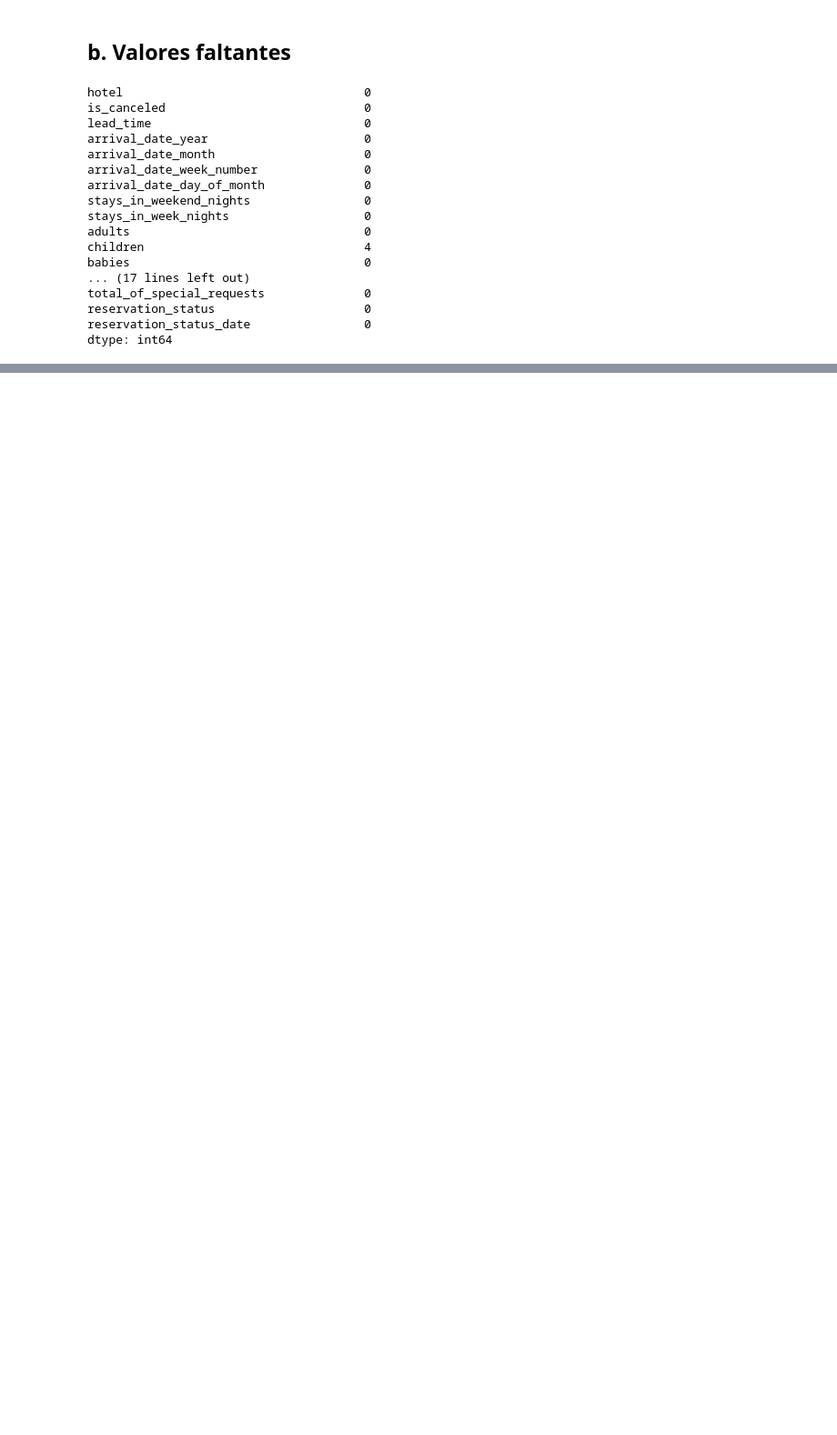
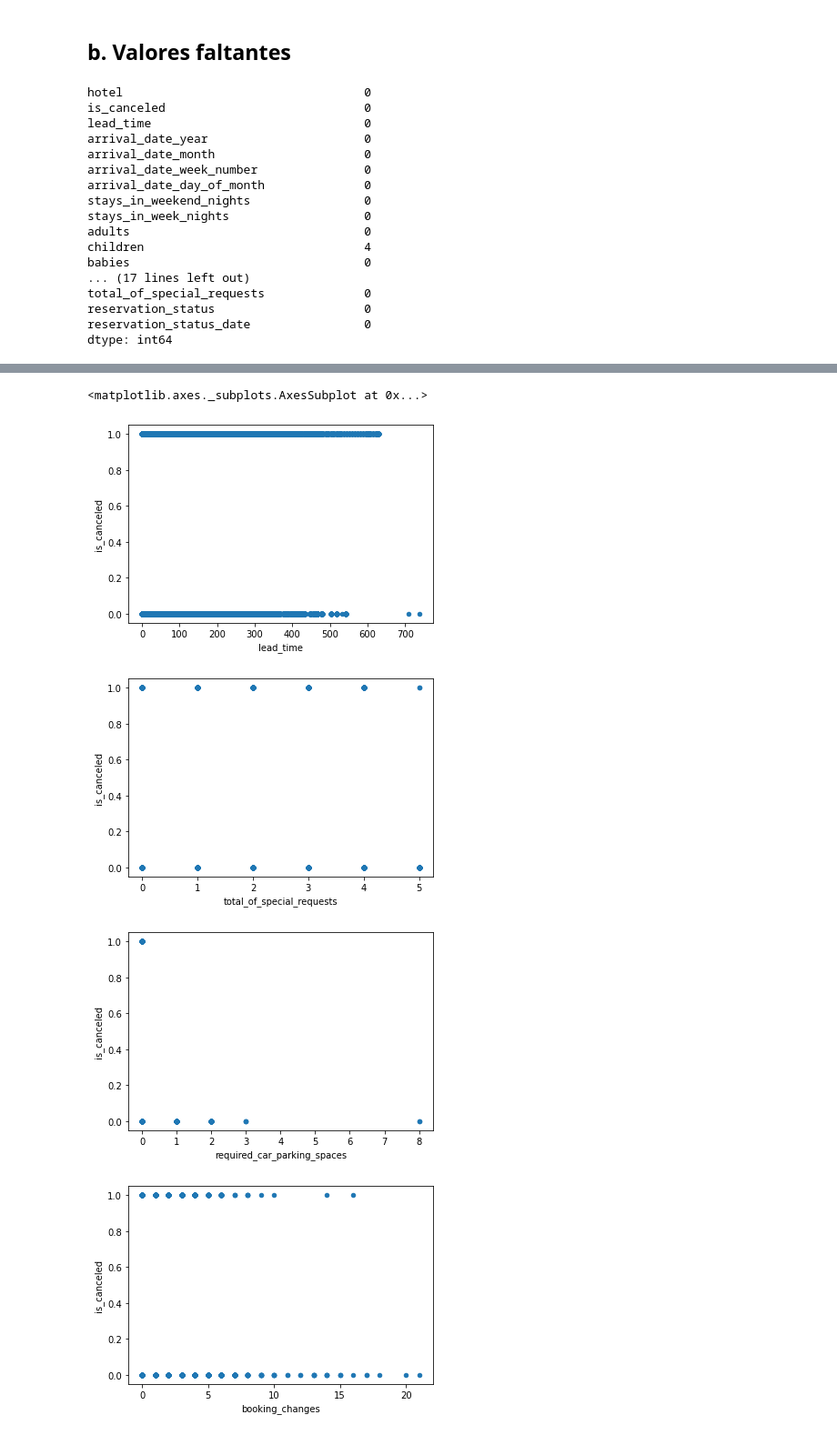
Before and after one commit to francotestori/aauba_01, a Jupyter notebook: AAUBA_01.ipynb, the cells around one changed output, grey strips where cells are left out. Shown: that part at 91% size. Saved outputs shown, nothing was run; the diff lists cells and outputs as text; code cells hidden in the pictures; blank space fills up the shorter version.

```diff
--- a/AAUBA_01.ipynb
+++ b/AAUBA_01.ipynb
@@ -71,0 +186,11 @@ dtype: int64
+# %%
+bookings_df.plot.scatter('lead_time','is_canceled')
+bookings_df.plot.scatter('total_of_special_requests','is_canceled')
+bookings_df.plot.scatter('required_car_parking_spaces','is_canceled')
+bookings_df.plot.scatter('booking_changes','is_canceled')
+# %% [output]
+<matplotlib.axes._subplots.AxesSubplot at 0x...>
+[figure, added]
+[figure, added]
+[figure, added]
+[figure, added]
```
Also changed, not shown: parts of 18 cells of this notebook.
